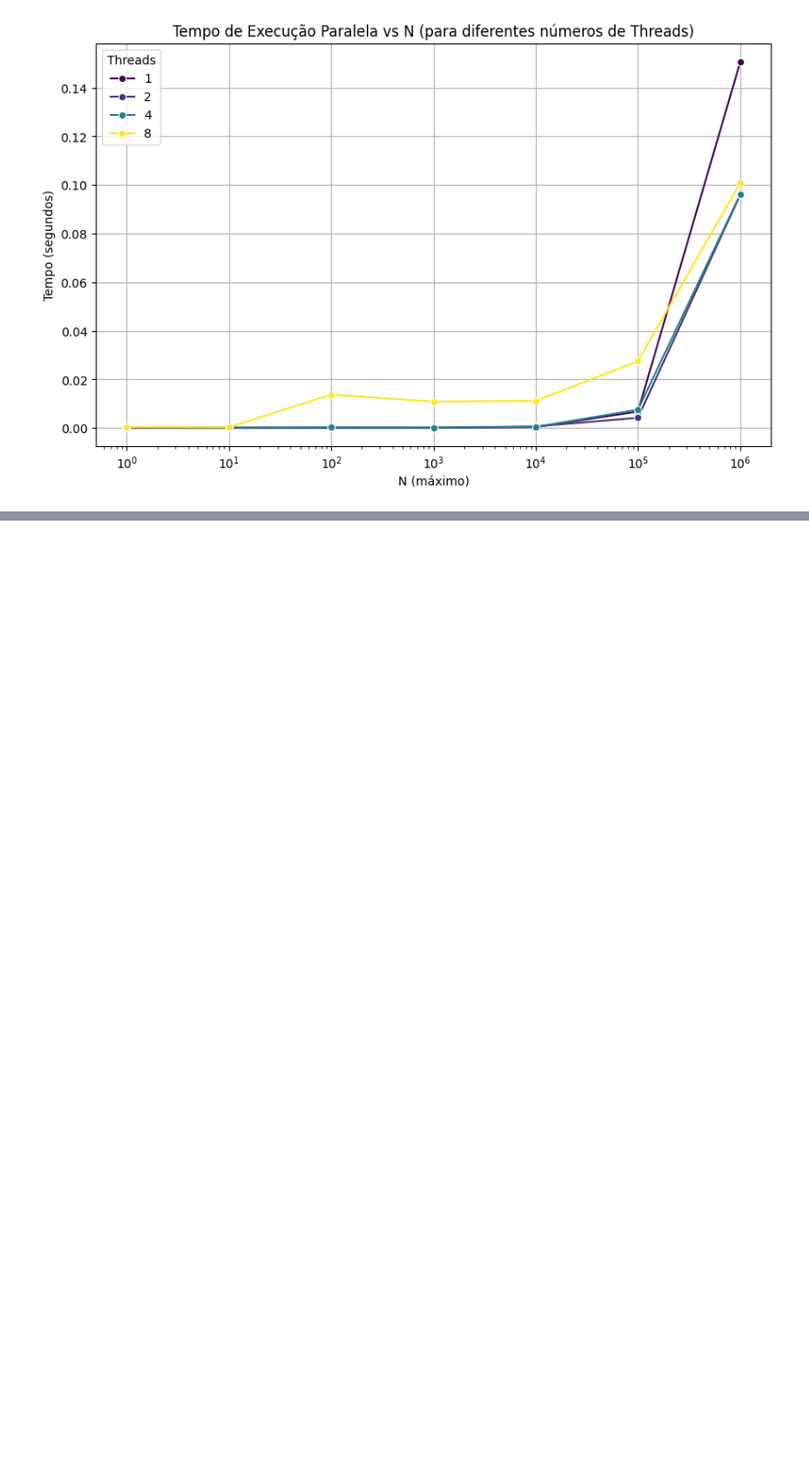
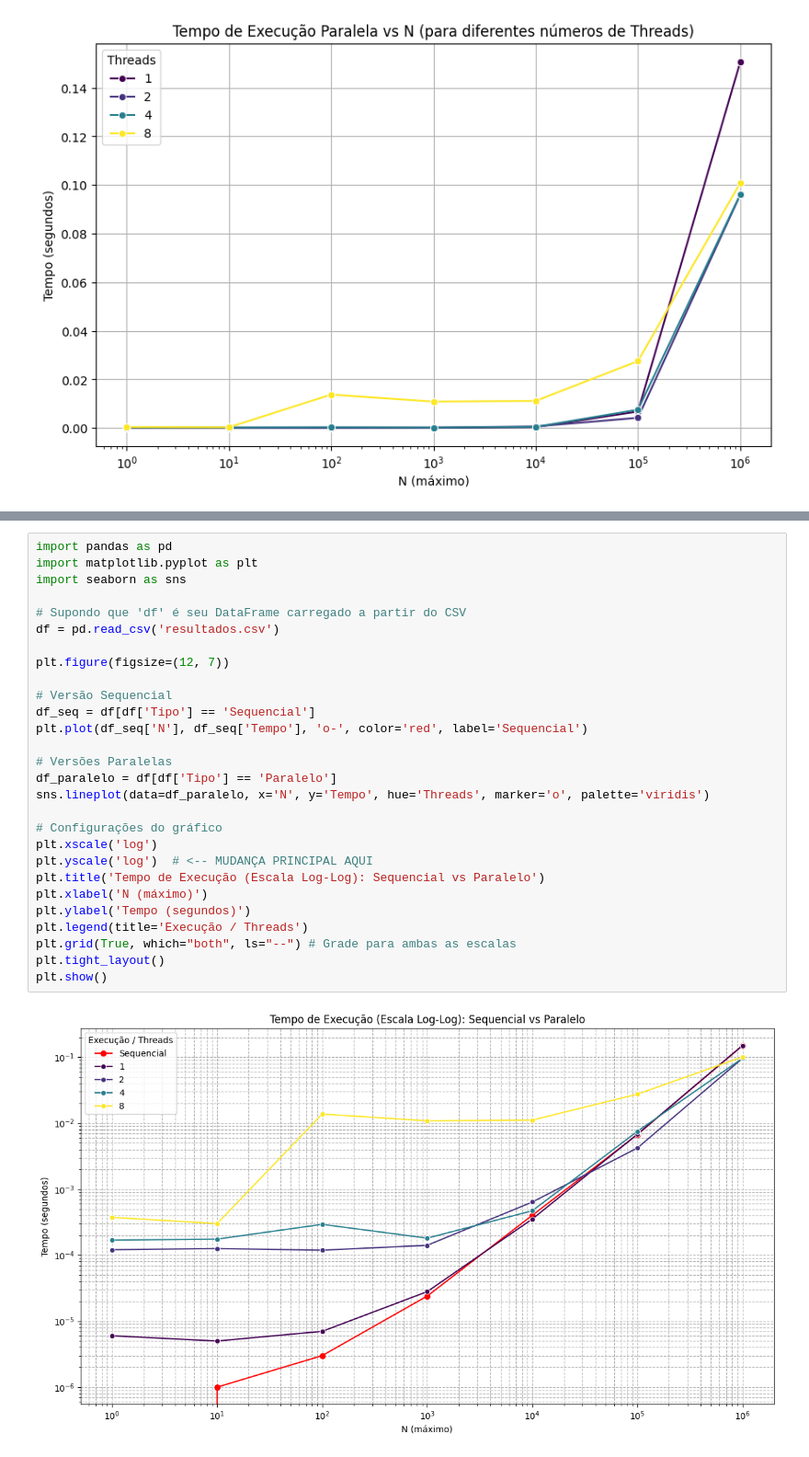
Before and after one commit to polianaraujo/parallelp, a Jupyter notebook: tarefa05/graphic.ipynb, the cells around one changed output, grey strips where cells are left out. Shown: that part at 92% size. Saved outputs shown, nothing was run; the diff lists cells and outputs as text; blank space fills up the shorter version.

```diff
--- a/tarefa05/graphic.ipynb
+++ b/tarefa05/graphic.ipynb
@@ -61,3 +63,33 @@ plt.tight_layout()
 plt.show()
 # %% [output]
 [figure]
+# %%
+import pandas as pd
+import matplotlib.pyplot as plt
+import seaborn as sns
+
+# Supondo que 'df' é seu DataFrame carregado a partir do CSV
+df = pd.read_csv('resultados.csv')
+
+plt.figure(figsize=(12, 7))
+
+# Versão Sequencial
+df_seq = df[df['Tipo'] == 'Sequencial']
+plt.plot(df_seq['N'], df_seq['Tempo'], 'o-', color='red', label='Sequencial')
+
+# Versões Paralelas
+df_paralelo = df[df['Tipo'] == 'Paralelo']
+sns.lineplot(data=df_paralelo, x='N', y='Tempo', hue='Threads', marker='o', palette='viridis')
+
+# Configurações do gráfico
+plt.xscale('log')
+plt.yscale('log')  # <-- MUDANÇA PRINCIPAL AQUI
+plt.title('Tempo de Execução (Escala Log-Log): Sequencial vs Paralelo')
+plt.xlabel('N (máximo)')
+plt.ylabel('Tempo (segundos)')
+plt.legend(title='Execução / Threads')
+plt.grid(True, which="both", ls="--") # Grade para ambas as escalas
+plt.tight_layout()
+plt.show()
+# %% [output]
+[figure, added]
```
Also changed, not shown: parts of 2 cells of this notebook.
